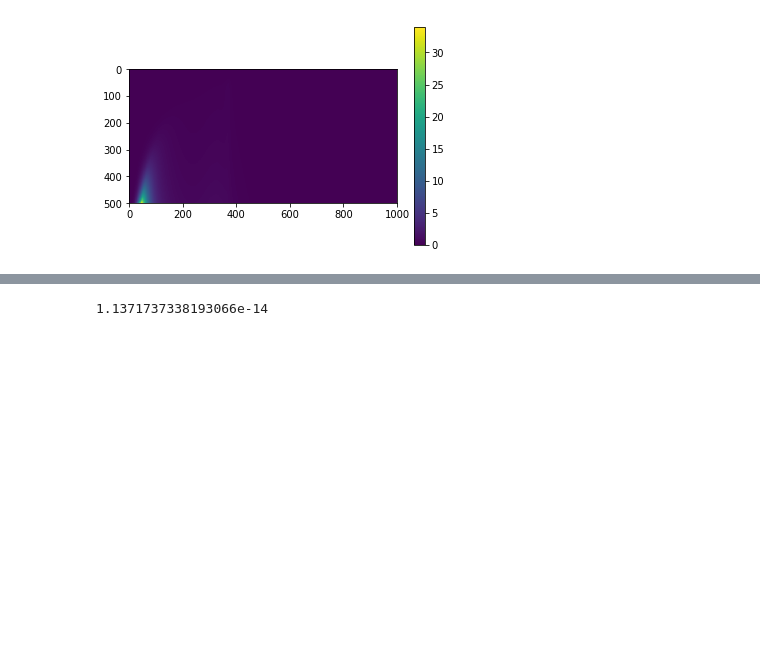
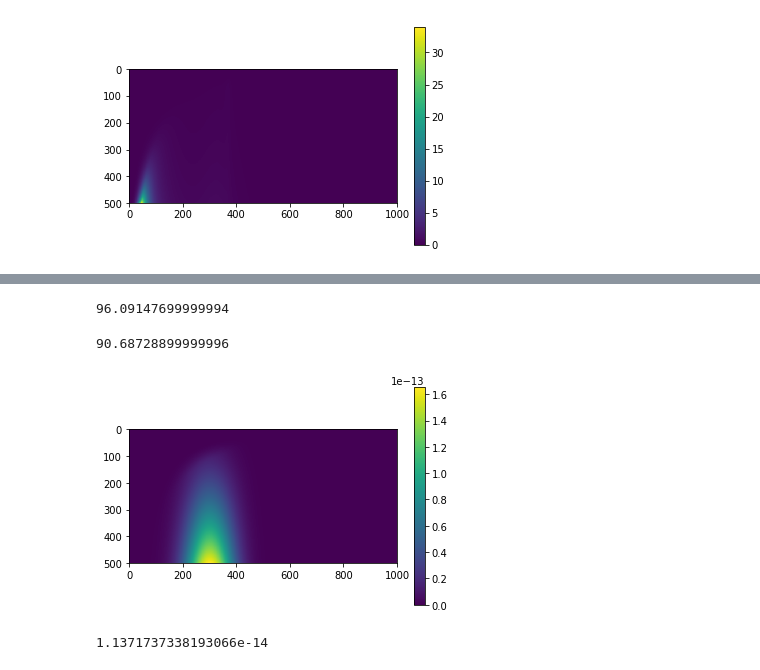
Before and after one commit to andrea0292/Event-Rate-GW, a Jupyter notebook: Check_Stas_Laura.ipynb, the cells around one changed output, grey strips where cells are left out. Cells and saved outputs as stored; diff of their text form; code cells hidden in the pictures; blank space fills up the shorter version.

Commit message:
Population model samples production added

```diff
--- a/Check_Stas_Laura.ipynb
+++ b/Check_Stas_Laura.ipynb
@@ -115,0 +181,33 @@ adjusted_index = np.unravel_index(sample_index, mass_ppd.shape)
+# %%
+# test casting
+
+#samples_pop=plpeak_jf['posterior']['content']
+#size_samples_pop=len(samples_pop['rate'])
+#N_pop_samples =100
+#sample_inds=np.random.randint(size_samples_pop,size=N_pop_samples)
+index_p= 0
+
+t = time.process_time()
+test=[[powerlawpeak_dist(x, y,samples_pop['lam'][index_p],samples_pop['alpha'][index_p],samples_pop['beta'][index_p],samples_pop['mmin'][index_p],samples_pop['delta_m'][index_p],samples_pop['mmax'][index_p],samples_pop['mpp'][index_p],samples_pop['sigpp'][index_p])
+        for x in mass_ratio] for y in mass_1]
+elapsed_time = time.process_time() - t
+print(elapsed_time)
+# %% [output]
+96.09147699999994
+# %%
+#test vect
+
+#samples_pop=plpeak_jf['posterior']['content']
+#size_samples_pop=len(samples_pop['rate'])
+#N_pop_samples =100
+#sample_inds=np.random.randint(size_samples_pop,size=N_pop_samples)
+powerlawpeak_dist_v=np.vectorize(powerlawpeak_dist)
+index_p= 0
+
+t = time.process_time()
+test_v=powerlawpeak_dist_v(mass_ratio[:,np.newaxis], mass_1,samples_pop['lam'][index_p],samples_pop['alpha'][index_p],samples_pop['beta'][index_p],samples_pop['mmin'][index_p],samples_pop['delta_m'][index_p],samples_pop['mmax'][index_p],samples_pop['mpp'][index_p],samples_pop['sigpp'][index_p])
+
+elapsed_time = time.process_time() - t
+print(elapsed_time)
+# %% [output]
+90.68728899999996
@@ -116,3 +225,14 @@ adjusted_index = np.unravel_index(sample_index, mass_ppd.shape)
+# %%
+#read from pickle
+
+new_pops = pickle.load( open( "samples_massmodel_c.pkl", "rb" ) )
+rates_pops = pickle.load( open( "samples_rates_massmodel_c.pkl", "rb" ) )
+# %%
+plt.imshow(new_pops[0,:,:])
+plt.colorbar()
+plt.show()
+# %% [output]
+[figure, added]
 # %%
 import cmath
 # we work in geometrized units
```
Also changed, not shown: parts of 21 cells of this notebook.
